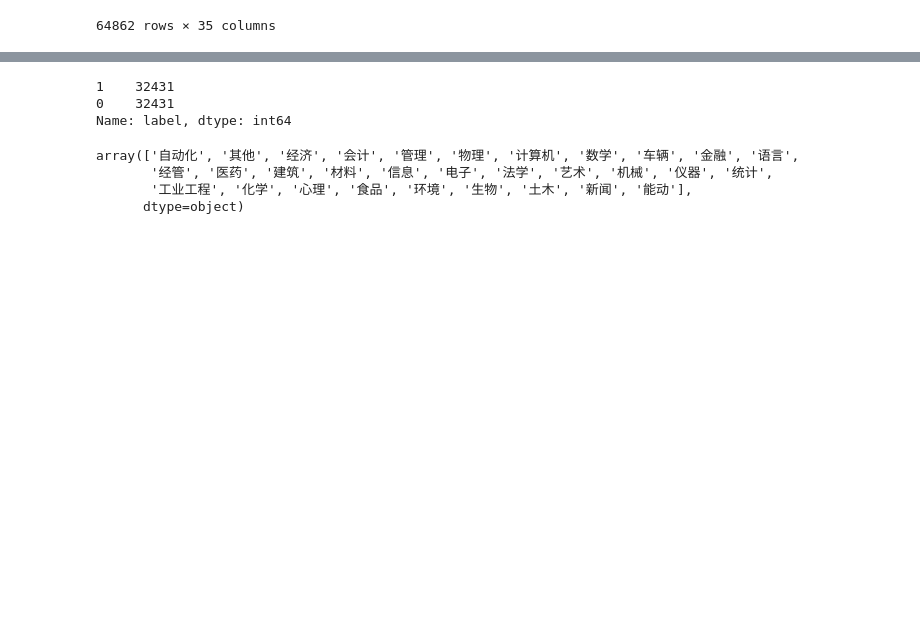
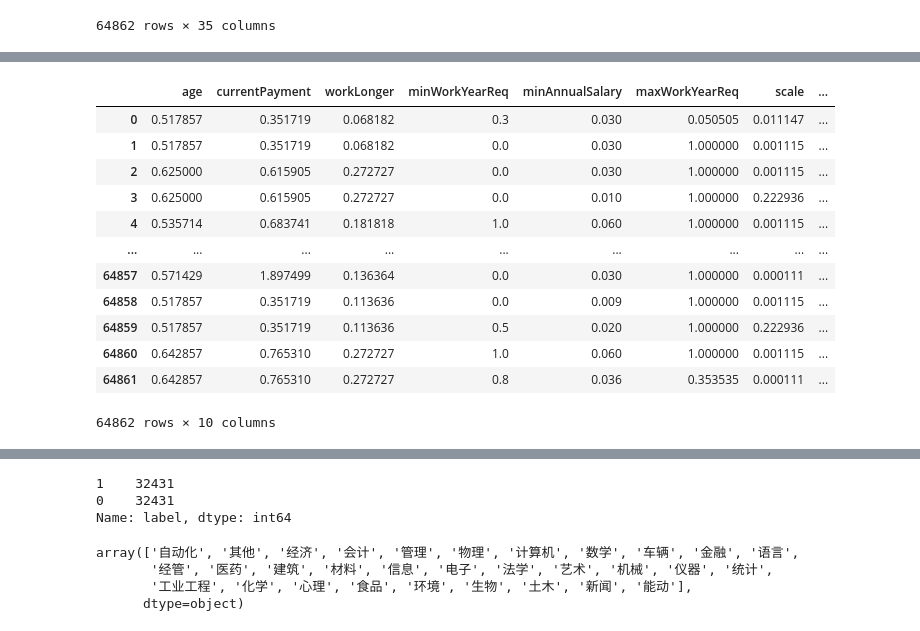
Before and after one commit to slowisfast2030/Tsinghua_model_recur, a Jupyter notebook: modelV0623.ipynb, the cells around one changed output, grey strips where cells are left out. Drawn from its saved outputs; the diff is of its cells as text; code cells hidden in the pictures; blank space fills up the shorter version.

```diff
--- a/modelV0623.ipynb
+++ b/modelV0623.ipynb
@@ -140,0 +163,16 @@ Name: label, Length: 64862, dtype: int64
+# %%
+data1[CONTINUOUS_COLUMNS]
+# %% [output]
+|  | age | currentPayment | workLonger | minWorkYearReq | minAnnualSalary | maxWorkYearReq | scale | ... |
+| 0 | 0.517857 | 0.351719 | 0.068182 | 0.3 | 0.030 | 0.050505 | 0.011147 | ... |
+| 1 | 0.517857 | 0.351719 | 0.068182 | 0.0 | 0.030 | 1.000000 | 0.001115 | ... |
+| 2 | 0.625000 | 0.615905 | 0.272727 | 0.0 | 0.030 | 1.000000 | 0.001115 | ... |
+| 3 | 0.625000 | 0.615905 | 0.272727 | 0.0 | 0.010 | 1.000000 | 0.222936 | ... |
+| 4 | 0.535714 | 0.683741 | 0.181818 | 1.0 | 0.060 | 1.000000 | 0.001115 | ... |
+| ... | ... | ... | ... | ... | ... | ... | ... | ... |
+| 64857 | 0.571429 | 1.897499 | 0.136364 | 0.0 | 0.030 | 1.000000 | 0.000111 | ... |
+| 64858 | 0.517857 | 0.351719 | 0.113636 | 0.0 | 0.009 | 1.000000 | 0.001115 | ... |
+| 64859 | 0.517857 | 0.351719 | 0.113636 | 0.5 | 0.020 | 1.000000 | 0.222936 | ... |
+| 64860 | 0.642857 | 0.765310 | 0.272727 | 1.0 | 0.060 | 1.000000 | 0.001115 | ... |
+| 64861 | 0.642857 | 0.765310 | 0.272727 | 0.8 | 0.036 | 0.353535 | 0.000111 | ... |
+64862 rows × 10 columns
```
Also changed, not shown: parts of 20 cells of this notebook, 2 other files.
